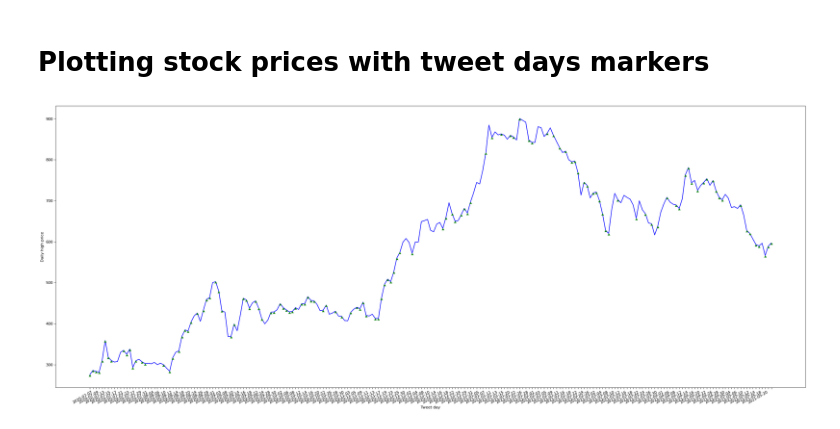
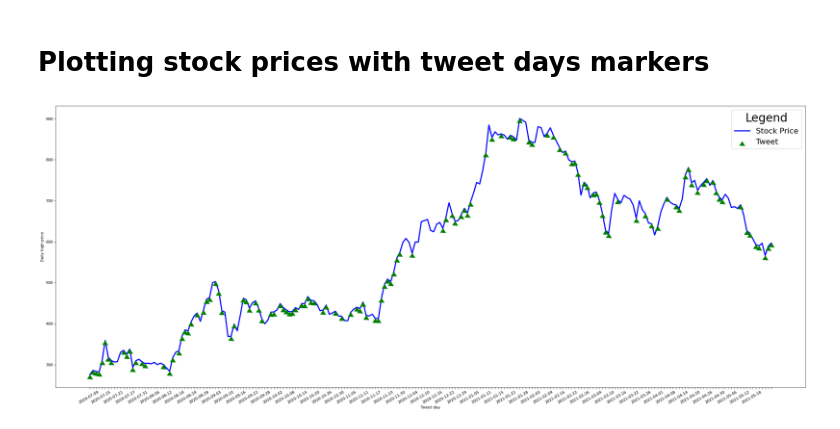
Before and after one commit to fxdx/Tweets-Affecting-Stock-Prices-analysis, a Jupyter notebook: twitter_words_analysis.ipynb, the cells around one changed output. Drawn from its saved outputs; the diff is of its cells as text; code cells hidden in the pictures.

Commit message:
Visualising moving average. Improving both plots (linewidth, markersize, legends). Added description of moving average with useful link to investopedia.

```diff
--- a/twitter_words_analysis.ipynb
+++ b/twitter_words_analysis.ipynb
@@ -308,30 +308,33 @@ print(prices_data.head())
 # %%
 
 stock_fig = plt.figure(figsize=(35, 15), dpi=80)
 
 
 stock_price = stock_fig.add_subplot(111)
 stock_price.set_xticklabels(prices_data.Date)
 stock_price.xaxis_date()
-stock_price.plot(prices_data.Date,
-                 prices_data.High,
-                 color='b'
+stock_price.plot(prices_data.Date, prices_data.High,
+                 color='b', label='Stock Price', linewidth=3
                  )
 stock_price.set_ylabel('Daily high price')
 stock_price.set_xlabel('Date')
 
 musk_twitter_act = stock_fig.add_subplot(111)
 musk_twitter_act.xaxis_date()
 musk_twitter_act.plot(inner_merged.Date, inner_merged.High,
-                      marker=6, color='g', linestyle = 'None'
+                      marker=6, color='g', linestyle = 'None',
+                      markersize=15, label='Tweet'
                       )
 musk_twitter_act.set_xlabel('Tweet day')
 
-# hiding every second x_label to improve visibility
+# hiding every second x_label TWICE (to get 1/4 of original number of labels) to improve visibility
+for label in stock_price.xaxis.get_ticklabels()[::2]:
+    label.set_visible(False)
 for label in stock_price.xaxis.get_ticklabels()[::2]:
     label.set_visible(False)
 
 stock_fig.autofmt_xdate()
+plt.legend(title="Legend", fontsize=20, title_fontsize=30)
 plt.show()
 # %% [output]
-[figure, old version]
+[figure, new version]
```
Also changed, not shown: parts of 11 cells of this notebook.
